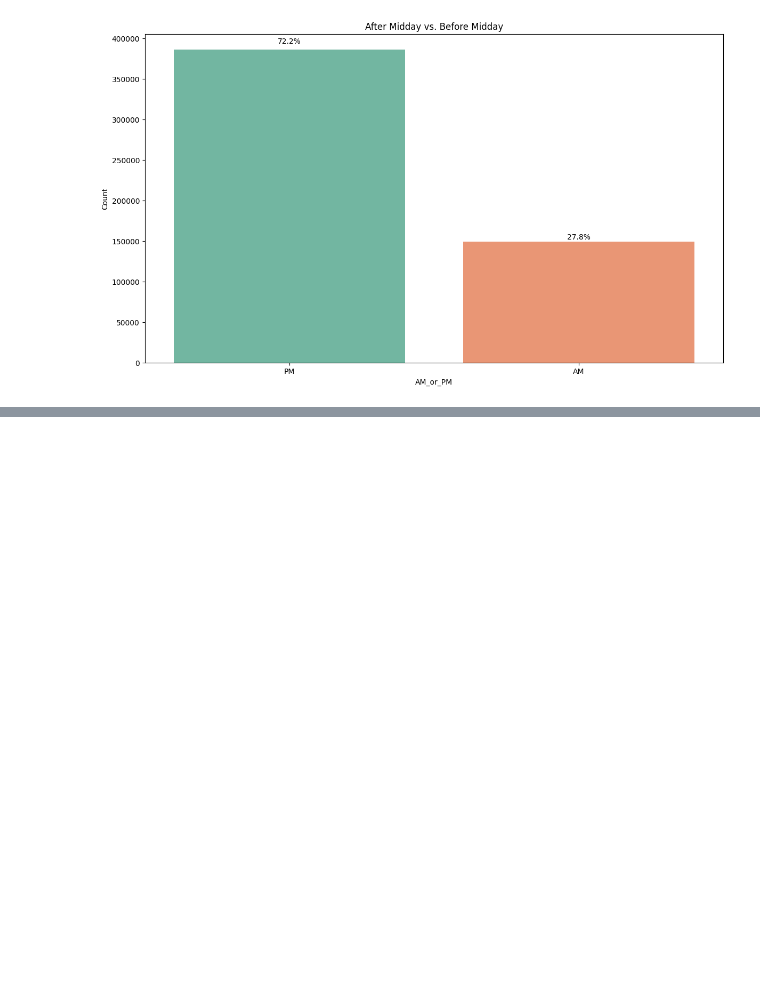
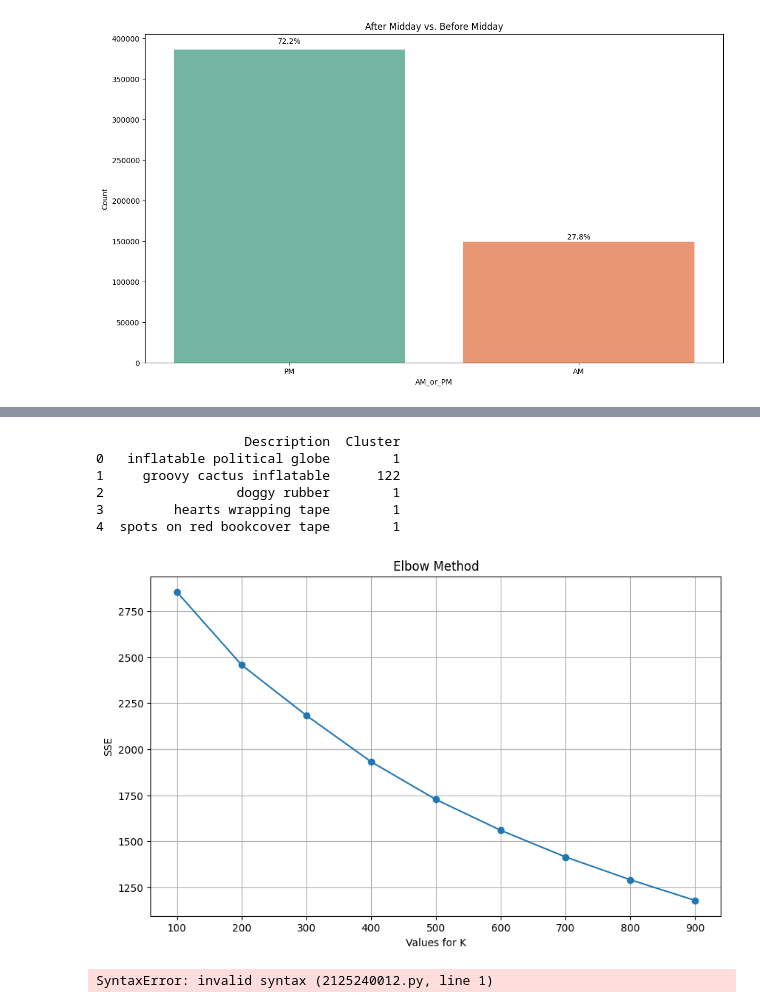
Before and after one commit to KienNguyenk64/Online_retail_Sales, a Jupyter notebook: report.ipynb, the cells around one changed output, grey strips where cells are left out. Drawn from its saved outputs; the diff is of its cells as text; code cells hidden in the pictures; blank space fills up the shorter version.

```diff
--- a/report.ipynb
+++ b/report.ipynb
@@ -394,0 +655,40 @@ Passing `palette` without assigning `hue` is deprecated and will be removed in v
+# %%
+from sklearn.cluster import KMeans
+import matplotlib.pyplot as plt
+
+# KMeans với k=300
+kmeans_300 = KMeans(n_clusters=300, init='k-means++', random_state=42, n_init='auto')
+labels = kmeans_300.fit_predict(X_ntf)
+
+# Gán nhãn vào dataframe
+n_description_clustered = pd.DataFrame({'Description': n_description, 'Cluster': labels})
+print(n_description_clustered.head())
+
+# Elbow method mở rộng như hình
+wcss = []
+k_range = range(100, 901, 100)
+for k in k_range:
+    kmeans = KMeans(n_clusters=k, init='k-means++', random_state=42, n_init='auto')
+    kmeans.fit(X_ntf)
+    wcss.append(kmeans.inertia_)
+
+# Biểu đồ Elbow
+plt.figure(figsize=(10, 6))
+plt.plot(k_range, wcss, marker='o')
+plt.title('Elbow Method')
+plt.xlabel('Values for K')
+plt.ylabel('SSE')
+plt.grid(True)
+plt.show()
+# %% [output]
+                   Description  Cluster
+0   inflatable political globe        1
+1     groovy cactus inflatable      122
+2                 doggy rubber        1
+3         hearts wrapping tape        1
+4  spots on red bookcover tape        1
+[figure, added]
+# %%
+Bạn có thể chạy thuật toán elbow để tìm ra số cụm tối ưu cho Phần Description không?
+# %% [output]
+SyntaxError: invalid syntax (2125240012.py, line 1)
```
Also changed, not shown: parts of 29 cells of this notebook, 12 other files.
